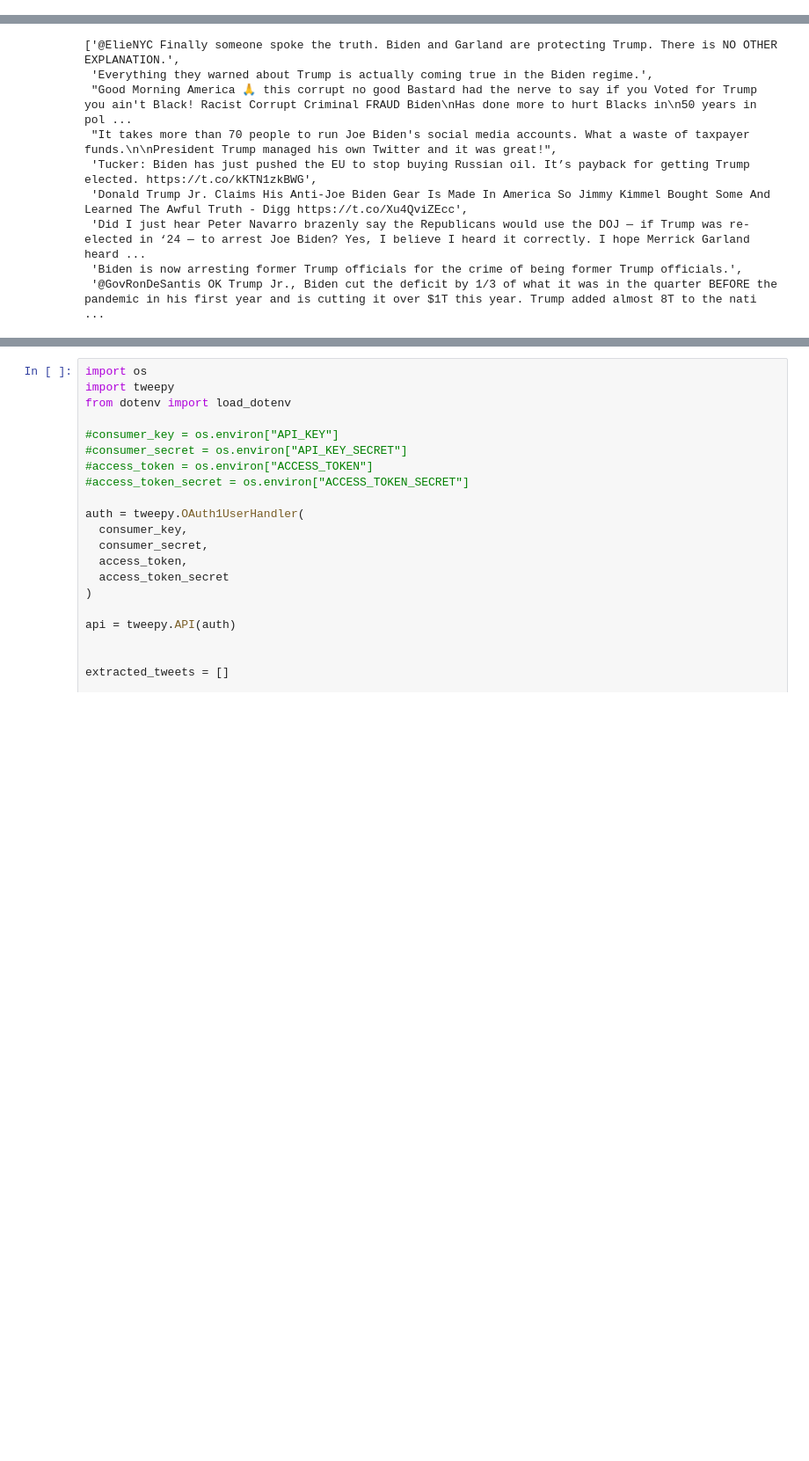
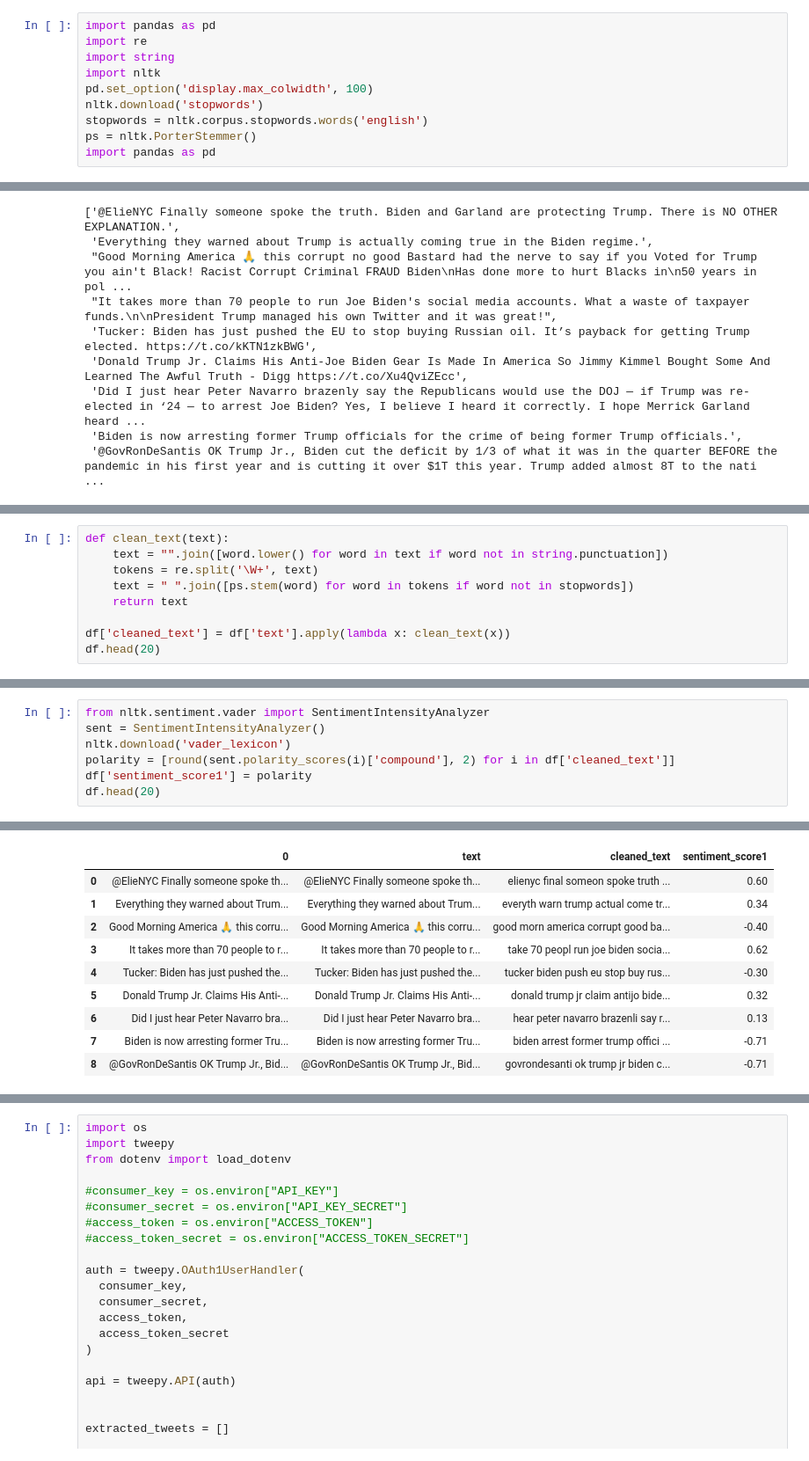
Before and after one commit to shajib2be/Springboard, a Jupyter notebook: twitter data.ipynb, the cells around one changed output, grey strips where cells are left out. Shown at 88% size. Cells and saved outputs as stored; diff of their text form; blank space fills up the shorter version.

```diff
--- a/twitter data.ipynb
+++ b/twitter data.ipynb
@@ -78,3 +78,13 @@ consumer_secret = "ApKx4Hg3pMWwMSJJAWohO2QROvhu5AUD7ntByfU7ugFmkh4Pa7"
 # Twitter API authorization
 auth = tweepy.OAuthHandler(consumer_key, consumer_secret)
 auth.set_access_token(access_token, access_token_secret)
+# %%
+import pandas as pd
+import re
+import string
+import nltk
+pd.set_option('display.max_colwidth', 100)
+nltk.download('stopwords')
+stopwords = nltk.corpus.stopwords.words('english')
+ps = nltk.PorterStemmer()
+import pandas as pd
@@ -185,0 +202,9 @@ df
+# %%
+def clean_text(text):
+    text = "".join([word.lower() for word in text if word not in string.punctuation])
+    tokens = re.split('\W+', text)
+    text = " ".join([ps.stem(word) for word in tokens if word not in stopwords])
+    return text
+
+df['cleaned_text'] = df['text'].apply(lambda x: clean_text(x))
+df.head(20)
@@ -185,0 +222,8 @@ df
+# %%
+from nltk.sentiment.vader import SentimentIntensityAnalyzer
+sent = SentimentIntensityAnalyzer()
+nltk.download('vader_lexicon')
+polarity = [round(sent.polarity_scores(i)['compound'], 2) for i in df['cleaned_text']]
+df['sentiment_score1'] = polarity
+df.head(20)
+# %% [output]
@@ -185,0 +233,10 @@ df
+|  | 0 | text | cleaned_text | sentiment_score1 |
+| 0 | @ElieNYC Finally someone spoke th... | @ElieNYC Finally someone spoke th... | elienyc final someon spoke truth ... | 0.60 |
+| 1 | Everything they warned about Trum... | Everything they warned about Trum... | everyth warn trump actual come tr... | 0.34 |
+| 2 | Good Morning America 🙏 this corru... | Good Morning America 🙏 this corru... | good morn america corrupt good ba... | -0.40 |
+| 3 | It takes more than 70 people to r... | It takes more than 70 people to r... | take 70 peopl run joe biden socia... | 0.62 |
+| 4 | Tucker: Biden has just pushed the... | Tucker: Biden has just pushed the... | tucker biden push eu stop buy rus... | -0.30 |
+| 5 | Donald Trump Jr. Claims His Anti-... | Donald Trump Jr. Claims His Anti-... | donald trump jr claim antijo bide... | 0.32 |
+| 6 | Did I just hear Peter Navarro bra... | Did I just hear Peter Navarro bra... | hear peter navarro brazenli say r... | 0.13 |
+| 7 | Biden is now arresting former Tru... | Biden is now arresting former Tru... | biden arrest former trump offici ... | -0.71 |
+| 8 | @GovRonDeSantis OK Trump Jr., Bid... | @GovRonDeSantis OK Trump Jr., Bid... | govrondesanti ok trump jr biden c... | -0.71 |
```
Also changed, not shown: parts of 7 cells of this notebook.
